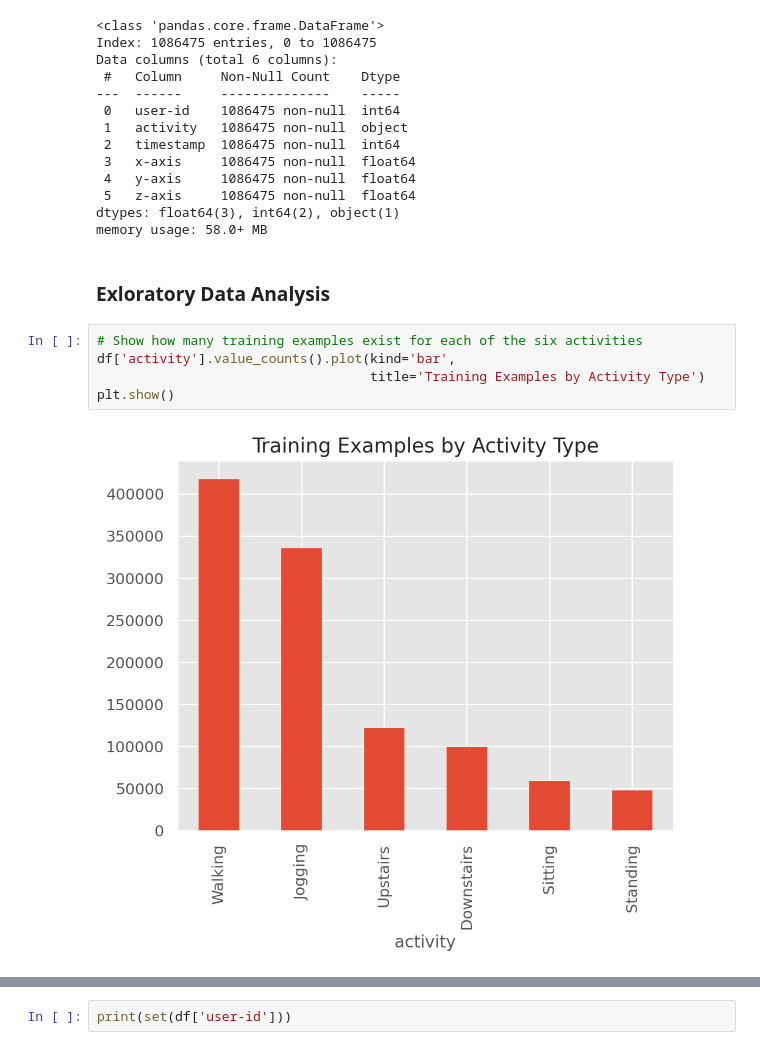
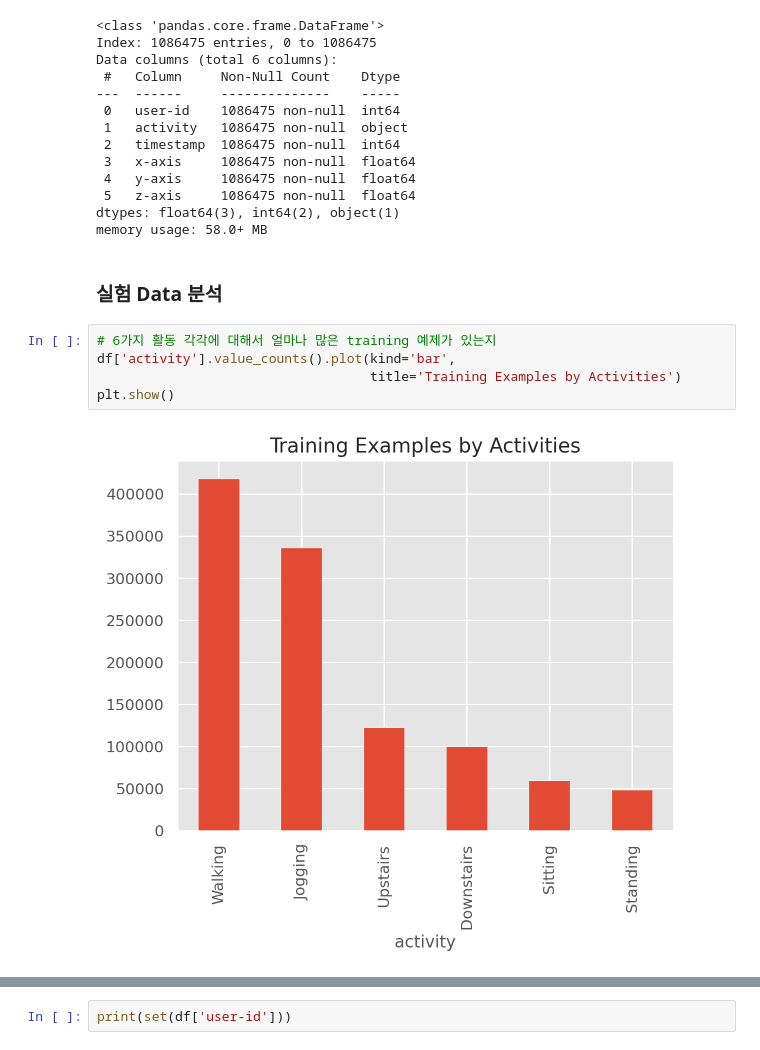
Before and after one commit to jebiio/Activity-Detection-using-IMU-sensor, a Jupyter notebook: SubakCNN_working.ipynb, the cells around one changed output, grey strips where cells are left out. Saved outputs shown, nothing was run; the diff lists cells and outputs as text.

```diff
--- a/SubakCNN_working.ipynb
+++ b/SubakCNN_working.ipynb
@@ -137,12 +132,12 @@ Data columns (total 6 columns):
 dtypes: float64(3), int64(2), object(1)
 memory usage: 58.0+ MB
 # %% [markdown]
-### Exloratory Data Analysis
+### 실험 Data 분석
 # %%
-# Show how many training examples exist for each of the six activities
+# 6가지 활동 각각에 대해서 얼마나 많은 training 예제가 있는지
 df['activity'].value_counts().plot(kind='bar',
-                                   title='Training Examples by Activity Type')
+                                   title='Training Examples by Activities')
 plt.show()
 # %% [output]
-[figure, old version]
+[figure, new version]
 # %%
```
Also changed, not shown: parts of 59 cells of this notebook, 1 other file.
